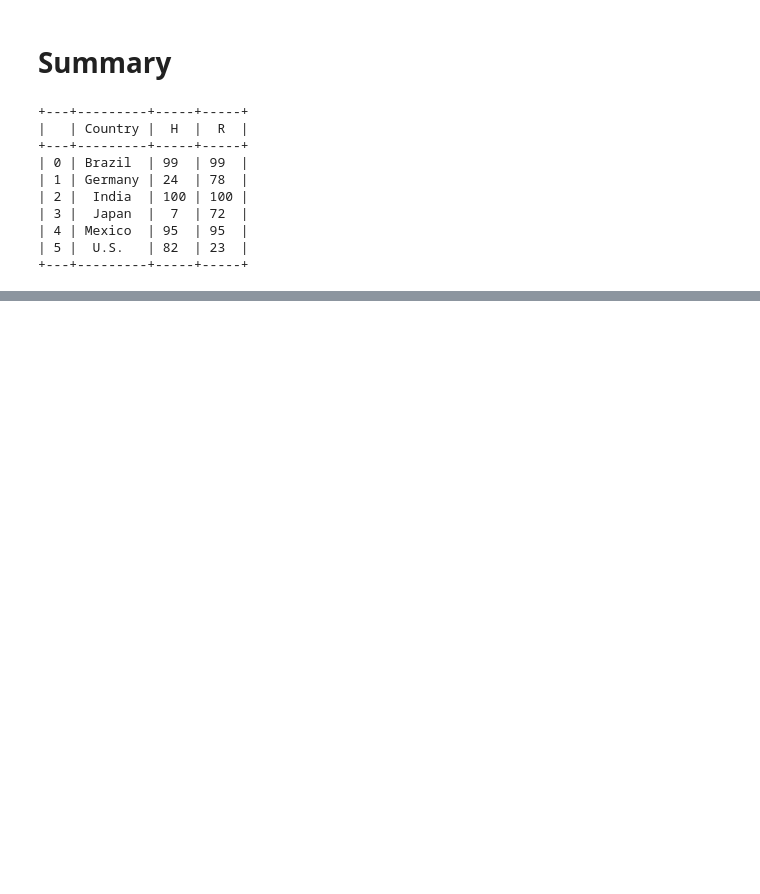
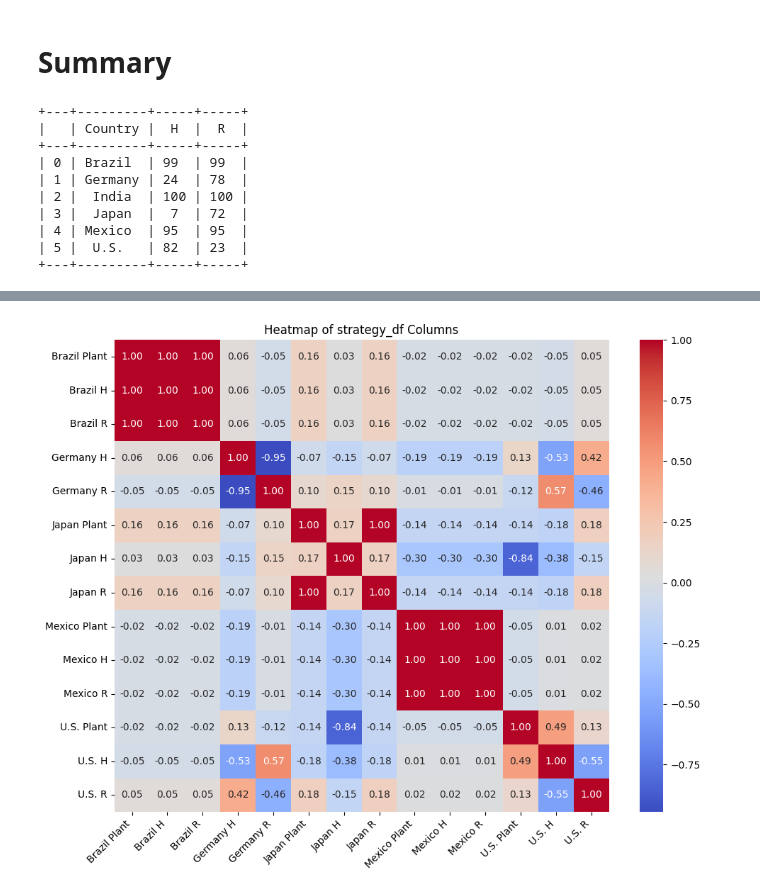
Before and after one commit to Paulsun728/SCA, a Jupyter notebook: SMA_Assignment3.ipynb, the cells around one changed output, grey strips where cells are left out. Drawn from its saved outputs; the diff is of its cells as text; code cells hidden in the pictures; blank space fills up the shorter version.

```diff
--- a/SMA_Assignment3.ipynb
+++ b/SMA_Assignment3.ipynb
@@ -391,0 +447,69 @@ print(tabulate(country_totals, headers='keys', tablefmt='pretty'))
+# %%
+
+model = Model("Minimize")
+
+
+dec_plant = {(i, j): 1 for i in n_ctry for j in n_lines}
+dec_h     = {(i, j): 1 for i in n_ctry for j in n_ctry}
+dec_r     = {(i, j): 1 for i in n_ctry for j in n_ctry}
+
+
+dec_plant = {(i, j): model.addVar(vtype=GRB.BINARY, name=f"Dec_plant_{i}_{j}")    for i in n_ctry for j in n_lines}
+dec_h     = {(i, j): model.addVar(vtype=GRB.CONTINUOUS, lb=0, name=f"Dec_h_{i}_{j}") for i in n_ctry for j in n_ctry}
+dec_r     = {(i, j): model.addVar(vtype=GRB.CONTINUOUS, lb=0, name=f"Dec_r_{i}_{j}") for i in n_ctry for j in n_ctry}
+
+excess_cap = calc_excess_cap(dec_plant, dec_h, dec_r)
+for i in n_ctry:
+    for j in n_lines:
+        model.addConstr(excess_cap[i, j] >= 0, name=f"Excess_Cap_Constraints_{i}_{j}")
+
+unnmet_demand = calc_unmet_demand(dec_h, dec_r)
+for i in n_ctry:
+    for j in range(2):
+        model.addConstr(unnmet_demand[i,j] == 0, name=f"Unmet_Demand_Constraints_{i}_{j}")
+
+model.update()
+import pandas as pd
+
+strategy_data=[]
+
+for index, row in sample.iterrows():
+    model.setObjective(calc_total_cost(dec_plant, dec_h, dec_r, row), GRB.MINIMIZE)
+    model.Params.OutputFlag = 0
+    model.optimize()
+    current_strategy = str([0.0 if x == -0.0 else x for i in n_ctry for j in n_lines for x in [dec_plant[i, j].x]])
+    strategy_data.append(current_strategy)
+strategy_output = "\n".join(strategy_data)
+# Split the 'strategy_output' string into a list of strategy strings
+strategy_strings = strategy_output.split("\n")
+
+# Convert each strategy string to a list of numbers
+strategy_lists = [eval(strategy) for strategy in strategy_strings]
+
+
+strategy_df = pd.DataFrame(strategy_lists)
+countries = ['Brazil', 'Germany', 'India', 'Japan', 'Mexico', 'U.S.']
+labels = ['Plant', 'H', 'R']
+column_names = [f'{country} {label}' for country in countries for label in labels]
+strategy_df.columns = column_names
+# Drop columns related to India from the DataFrame
+strategy_df.drop(columns=[col for col in strategy_df if "India" in col], inplace=True)
+
+# Drop columns related to Germany Plant from the DataFrame
+strategy_df.drop(columns=[col for col in strategy_df if "Germany Plant" in col], inplace=True)
+
+import seaborn as sns
+import matplotlib.pyplot as plt
+
+# Assuming strategy_df is already created and has the correct column names
+# Generate a heatmap to visualize the correlation between different columns
+plt.figure(figsize=(10, 8))
+corr = strategy_df.corr()  # Calculate the correlation matrix
+sns.heatmap(corr, annot=True, fmt=".2f", cmap='coolwarm', cbar=True)
+plt.title('Heatmap of strategy_df Columns')
+plt.xticks(rotation=45, ha='right')
+plt.yticks(rotation=0)
+plt.tight_layout()  # Adjust layout to fit everything nicely
+plt.show()
+# %% [output]
+[figure, added]
```
Also changed, not shown: parts of 3 cells of this notebook.
